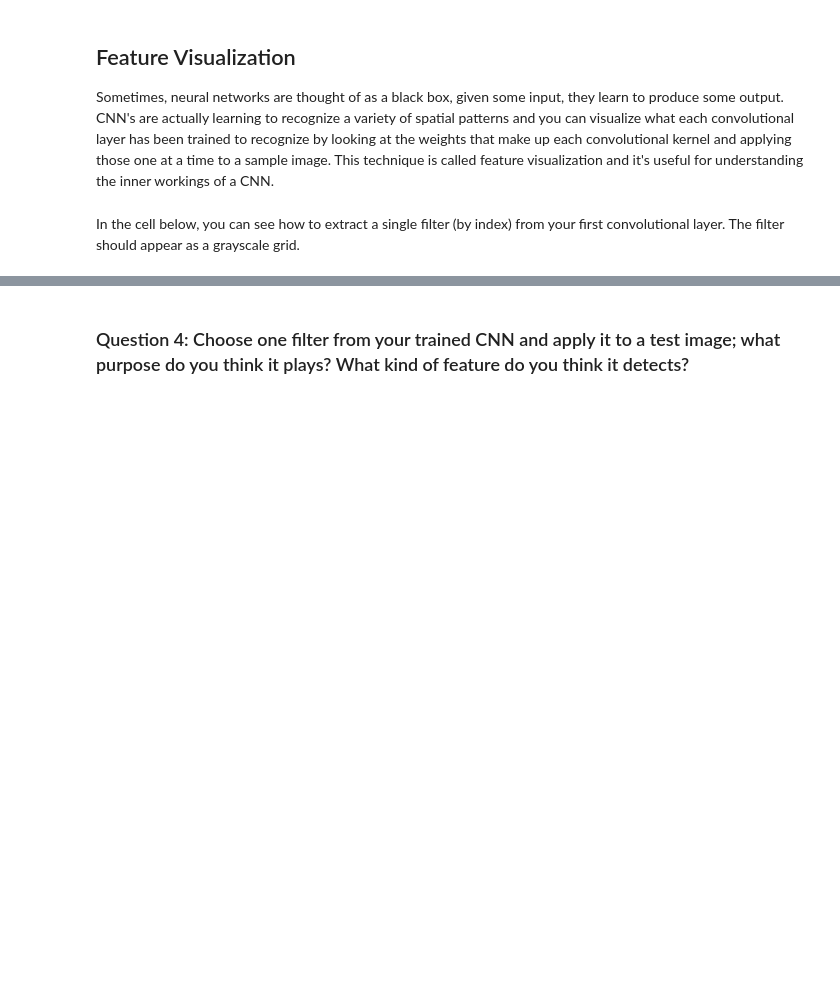
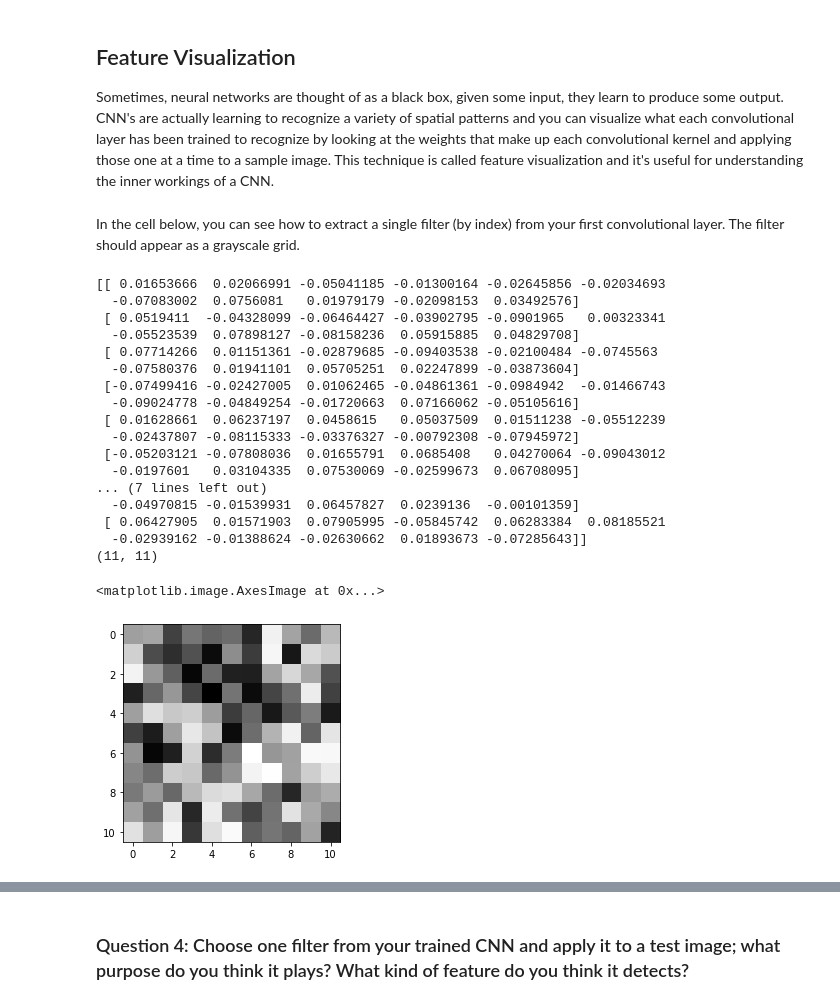
Before and after one commit to dgander000/P1_Facial_Keypoints, a Jupyter notebook: 2. Define the Network Architecture.ipynb, the cells around one changed output, grey strips where cells are left out. Saved outputs shown, nothing was run; the diff lists cells and outputs as text; code cells hidden in the pictures; blank space fills up the shorter version.

```diff
--- a/2. Define the Network Architecture.ipynb
+++ b/2. Define the Network Architecture.ipynb
@@ -485,17 +552,37 @@ In the cell below, you can see how to extract a single filter (by index) from yo
 # %%
 # Get the weights in the first conv layer, "conv1"
 # if necessary, change this to reflect the name of your first conv layer
-weights1 = net.conv1.weight.data
+weights1 = net.conv1[0].weight.data.cpu()
 
 w = weights1.numpy()
 
 filter_index = 0
 
 print(w[filter_index][0])
 print(w[filter_index][0].shape)
 
 # display the filter weights
 plt.imshow(w[filter_index][0], cmap='gray')
+# %% [output]
+[[ 0.01653666  0.02066991 -0.05041185 -0.01300164 -0.02645856 -0.02034693
+  -0.07083002  0.0756081   0.01979179 -0.02098153  0.03492576]
+ [ 0.0519411  -0.04328099 -0.06464427 -0.03902795 -0.0901965   0.00323341
+  -0.05523539  0.07898127 -0.08158236  0.05915885  0.04829708]
+ [ 0.07714266  0.01151361 -0.02879685 -0.09403538 -0.02100484 -0.0745563
+  -0.07580376  0.01941101  0.05705251  0.02247899 -0.03873604]
+ [-0.07499416 -0.02427005  0.01062465 -0.04861361 -0.0984942  -0.01466743
+  -0.09024778 -0.04849254 -0.01720663  0.07166062 -0.05105616]
+ [ 0.01628661  0.06237197  0.0458615   0.05037509  0.01511238 -0.05512239
+  -0.02437807 -0.08115333 -0.03376327 -0.00792308 -0.07945972]
+ [-0.05203121 -0.07808036  0.01655791  0.0685408   0.04270064 -0.09043012
+  -0.0197601   0.03104335  0.07530069 -0.02599673  0.06708095]
+... (7 lines left out)
+  -0.04970815 -0.01539931  0.06457827  0.0239136  -0.00101359]
+ [ 0.06427905  0.01571903  0.07905995 -0.05845742  0.06283384  0.08185521
+  -0.02939162 -0.01388624 -0.02630662  0.01893673 -0.07285643]]
+(11, 11)
+<matplotlib.image.AxesImage at 0x...>
+[figure, added]
 # %% [markdown]
 ## Feature maps
 
```
Also changed, not shown: parts of 17 cells of this notebook, 6 other files.
